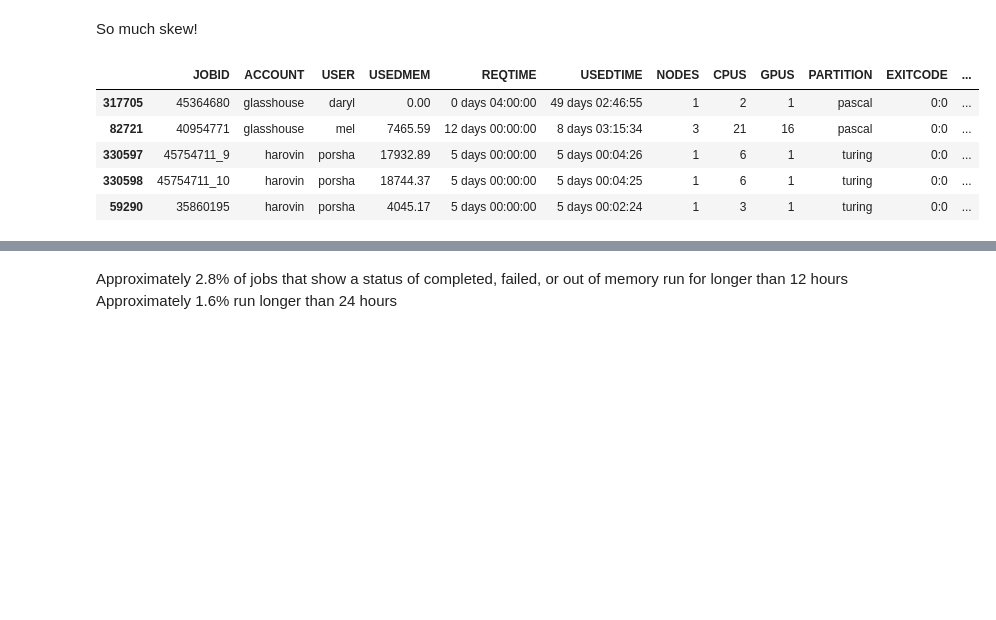
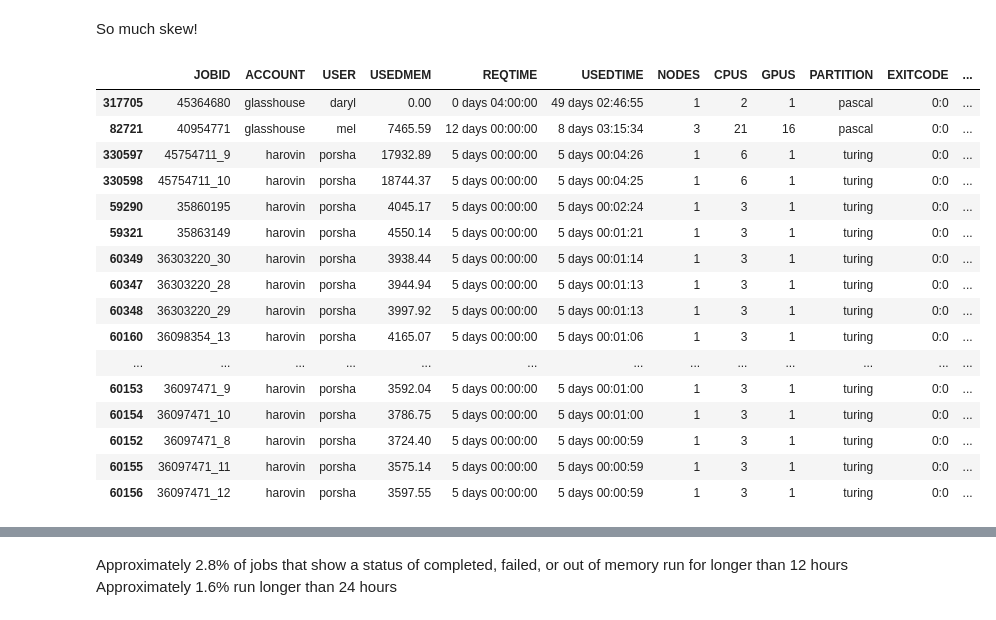
Before and after one commit to hcgreer/accre_project-pizza, a Jupyter notebook: notebooks/accre_mews.ipynb, the cells around one changed output, grey strips where cells are left out. Saved outputs shown, nothing was run; the diff lists cells and outputs as text; code cells hidden in the pictures; blank space fills up the shorter version.

```diff
--- a/notebooks/accre_mews.ipynb
+++ b/notebooks/accre_mews.ipynb
@@ -61,17 +13,21 @@ Name: USEDMEM, dtype: int64
 # %%
+#per our stakeholder, no need to include jobs with state of pending or running in our analysis, so dropping those 1258 rows
+accre_gpu = accre_gpu.loc[~accre_gpu['STATE'].isin(['PENDING', 'RUNNING'])]
+
 #stripping the 'M' from USEDMEM column and converting it to a numeric data type
 accre_gpu['USEDMEM'] = accre_gpu['USEDMEM'].str.strip(to_strip='M').astype(float)
 
 #converting REQTIME and USEDTIME columns to timedelta data types
 accre_gpu['REQTIME'] = pd.to_timedelta(accre_gpu['REQTIME'].str.replace('-',' days '))
 accre_gpu['USEDTIME'] = pd.to_timedelta(accre_gpu['USEDTIME'].str.replace('-',' days '))
+
 #adding in a column that gives the difference in the time requested and time used
 accre_gpu['time_dif'] = accre_gpu['REQTIME'] - accre_gpu['USEDTIME']
 
-#adding in columns that provide versions of the other time columns but in seconds
-accre_gpu['REQTIME_sec'] = accre_gpu['REQTIME'].dt.total_seconds()
-accre_gpu['USEDTIME_sec'] = accre_gpu['USEDTIME'].dt.total_seconds()
-accre_gpu['time_dif_sec'] = accre_gpu['REQTIME_sec'] - accre_gpu['USEDTIME_sec']
+#adding in columns that provide versions of the other time columns but in minutes
+accre_gpu['REQTIME_s'] = accre_gpu['REQTIME'].astype('timedelta64[s]')
+accre_gpu['USEDTIME_s'] = accre_gpu['USEDTIME'].astype('timedelta64[s]')
+accre_gpu['time_dif_s'] = accre_gpu['REQTIME_s'] - accre_gpu['USEDTIME_s']
 
-accre_gpu.info()
+accre_gpu
 # %% [output]
@@ -272,11 +207,23 @@ accre_gpu.loc[accre_gpu['STATE'] == 'COMPLETED'].describe()
 # %% [markdown]
 So much skew!
 # %%
-accre_gpu.nlargest(5, 'USEDTIME')
+#looking at the longest running jobs
+accre_gpu.nlargest(20, 'USEDTIME')
 # %% [output]
 |  | JOBID | ACCOUNT | USER | USEDMEM | REQTIME | USEDTIME | NODES | CPUS | GPUS | PARTITION | EXITCODE | ... |
 | 317705 | 45364680 | glasshouse | daryl | 0.00 | 0 days 04:00:00 | 49 days 02:46:55 | 1 | 2 | 1 | pascal | 0:0 | ... |
 | 82721 | 40954771 | glasshouse | mel | 7465.59 | 12 days 00:00:00 | 8 days 03:15:34 | 3 | 21 | 16 | pascal | 0:0 | ... |
 | 330597 | 45754711_9 | harovin | porsha | 17932.89 | 5 days 00:00:00 | 5 days 00:04:26 | 1 | 6 | 1 | turing | 0:0 | ... |
 | 330598 | 45754711_10 | harovin | porsha | 18744.37 | 5 days 00:00:00 | 5 days 00:04:25 | 1 | 6 | 1 | turing | 0:0 | ... |
 | 59290 | 35860195 | harovin | porsha | 4045.17 | 5 days 00:00:00 | 5 days 00:02:24 | 1 | 3 | 1 | turing | 0:0 | ... |
+| 59321 | 35863149 | harovin | porsha | 4550.14 | 5 days 00:00:00 | 5 days 00:01:21 | 1 | 3 | 1 | turing | 0:0 | ... |
+| 60349 | 36303220_30 | harovin | porsha | 3938.44 | 5 days 00:00:00 | 5 days 00:01:14 | 1 | 3 | 1 | turing | 0:0 | ... |
+| 60347 | 36303220_28 | harovin | porsha | 3944.94 | 5 days 00:00:00 | 5 days 00:01:13 | 1 | 3 | 1 | turing | 0:0 | ... |
+| 60348 | 36303220_29 | harovin | porsha | 3997.92 | 5 days 00:00:00 | 5 days 00:01:13 | 1 | 3 | 1 | turing | 0:0 | ... |
+| 60160 | 36098354_13 | harovin | porsha | 4165.07 | 5 days 00:00:00 | 5 days 00:01:06 | 1 | 3 | 1 | turing | 0:0 | ... |
+| ... | ... | ... | ... | ... | ... | ... | ... | ... | ... | ... | ... | ... |
+| 60153 | 36097471_9 | harovin | porsha | 3592.04 | 5 days 00:00:00 | 5 days 00:01:00 | 1 | 3 | 1 | turing | 0:0 | ... |
+| 60154 | 36097471_10 | harovin | porsha | 3786.75 | 5 days 00:00:00 | 5 days 00:01:00 | 1 | 3 | 1 | turing | 0:0 | ... |
+| 60152 | 36097471_8 | harovin | porsha | 3724.40 | 5 days 00:00:00 | 5 days 00:00:59 | 1 | 3 | 1 | turing | 0:0 | ... |
+| 60155 | 36097471_11 | harovin | porsha | 3575.14 | 5 days 00:00:00 | 5 days 00:00:59 | 1 | 3 | 1 | turing | 0:0 | ... |
+| 60156 | 36097471_12 | harovin | porsha | 3597.55 | 5 days 00:00:00 | 5 days 00:00:59 | 1 | 3 | 1 | turing | 0:0 | ... |
```
Also changed, not shown: parts of 76 cells of this notebook.
